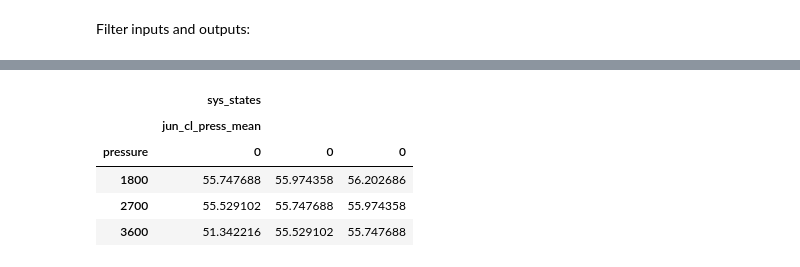
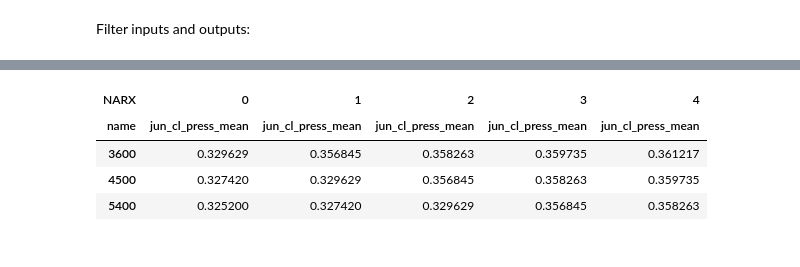
Before and after one commit to 4flixt/2019_WNTR_Surrogate_Model, a Jupyter notebook: Code/Surrogate_Model/surrogate_model.ipynb, the cells around one changed output, grey strips where cells are left out. Cells and saved outputs as stored; diff of their text form; code cells hidden in the pictures.

```diff
--- a/Code/Surrogate_Model/surrogate_model.ipynb
+++ b/Code/Surrogate_Model/surrogate_model.ipynb
@@ -46,5 +51,5 @@ with open(file, 'rb') as f:
 # %%
-jun_cl_press = results.node['pressure'][node_names[2]].groupby(cluster_labels.loc['pressure'], axis=1)
+jun_cl_press = junction_pressure_scaled.groupby(cluster_labels.loc['pressure'], axis=1)
 jun_cl_press_mean = jun_cl_press.mean()
 jun_cl_press_std = jun_cl_press.std()
 
@@ -137,7 +142,7 @@ state_dict = {'jun_cl_press_mean': jun_cl_press_mean,
               # 'jun_cl_press_std': jun_cl_press_std,
               # 'dqual_cl_press_mean': dqual_cl_press_mean,
               # 'dqual_cl_press_std': dqual_cl_press_std,
-              # 'tank_press': tank_press,
+              'tank_press': tank_press,
               # 'tank_level': tank_level,
               # 'tank_qual': tank_qual,
               # 'reservoir_press': reservoir_press,
@@ -196,3 +184,6 @@ dstates_next.head(3)
+# %%
+nn_output = dstates_next
+nn_output = sys_states.shift(-1,axis=0)
 # %%
 nn_input_dict = {'sys_states': sys_states,
                  'sys_inputs': sys_inputs}
@@ -205,12 +196,12 @@ n_samples, n_feat = (673, 69)
 NARX model structure?
 # %%
 if True:
-    n_arx = 3
+    n_arx = 5
     arx_input = []
     for i in range(n_arx):
         arx_input.append(nn_input.shift(i, axis=0))
 
-    arx_input = pd.concat(arx_input, axis=1)
+    arx_input = pd.concat(arx_input, keys=np.arange(n_arx), names=['NARX', 'type', 'name', 'index'], axis=1)
     nn_input = arx_input
 print('n_samples, n_feat = {}'.format(nn_input.shape))
 # %% [output]
@@ -246,12 +249,11 @@ n_samples, n_feat = (670, 207)
 # %%
-nn_input['sys_states', 'jun_cl_press_mean',0].head(3)
+nn_input.xs(('sys_states',slice(0)),level=('type','index'), axis=1).head(3)
 # %% [output]
-|  | sys_states |  |  |
-|  | jun_cl_press_mean |  |  |
-| pressure | 0 | 0 | 0 |
-| 1800 | 55.747688 | 55.974358 | 56.202686 |
-| 2700 | 55.529102 | 55.747688 | 55.974358 |
-| 3600 | 51.342216 | 55.529102 | 55.747688 |
+| NARX | 0 | 1 | 2 | 3 | 4 |
+| name | jun_cl_press_mean | jun_cl_press_mean | jun_cl_press_mean | jun_cl_press_mean | jun_cl_press_mean |
+| 3600 | 0.329629 | 0.356845 | 0.358263 | 0.359735 | 0.361217 |
+| 4500 | 0.327420 | 0.329629 | 0.356845 | 0.358263 | 0.359735 |
+| 5400 | 0.325200 | 0.327420 | 0.329629 | 0.356845 | 0.358263 |
 # %%
 pd.DataFrame(nn_output['jun_cl_press_mean',0]).head(3)
 # %% [output]
```
Also changed, not shown: parts of 37 cells of this notebook.
